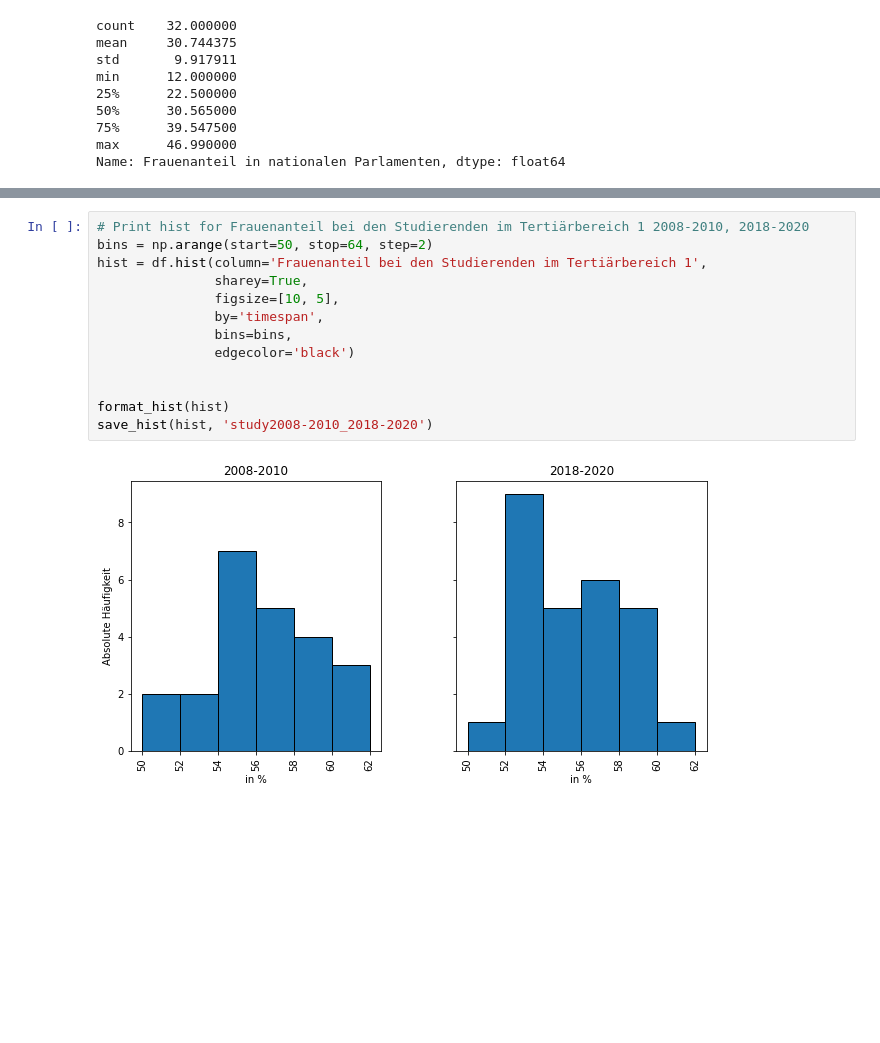
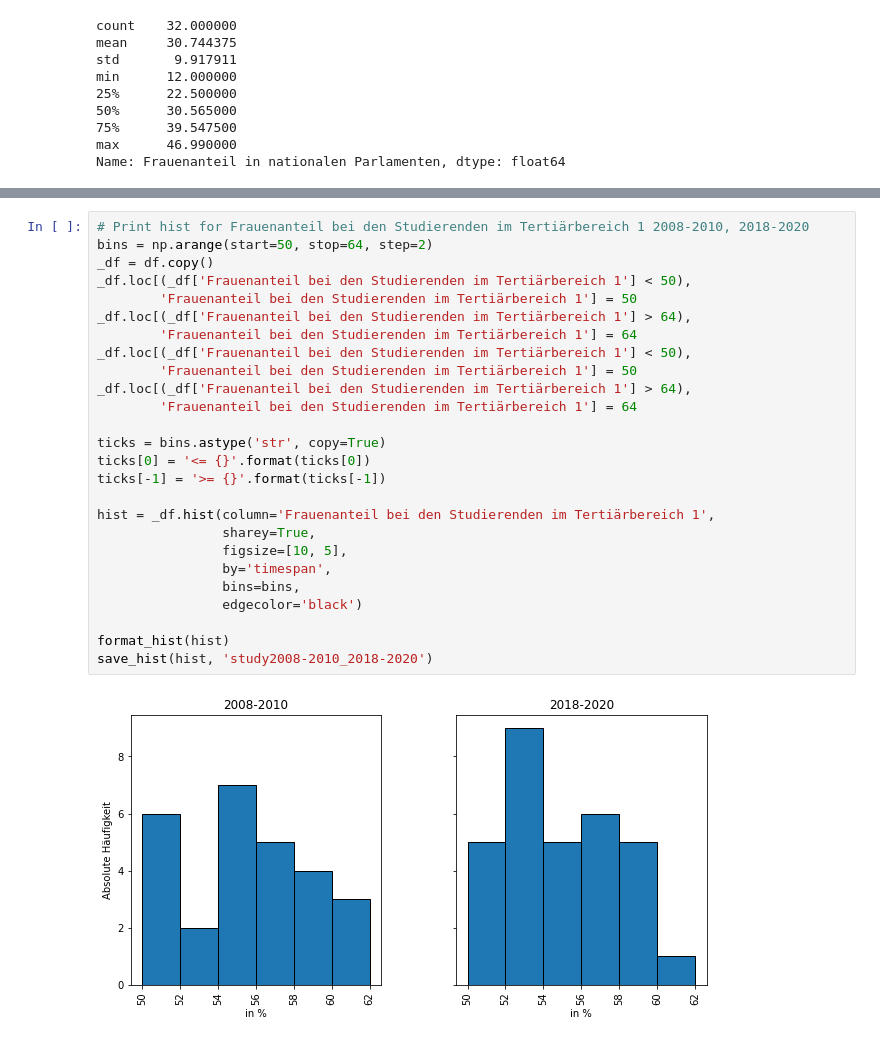
Before and after one commit to michaelbeutler/bbzbl-idaf-data-analysis, a Jupyter notebook: idaf.ipynb, the cells around one changed output, grey strips where cells are left out. Saved outputs shown, nothing was run; the diff lists cells and outputs as text; blank space fills up the shorter version.

```diff
--- a/idaf.ipynb
+++ b/idaf.ipynb
@@ -163,18 +205,31 @@ save_hist(hist, 'politics2018-2020')
 # %%
 # Print hist for Frauenanteil bei den Studierenden im Tertiärbereich 1 2008-2010, 2018-2020
 bins = np.arange(start=50, stop=64, step=2)
-hist = df.hist(column='Frauenanteil bei den Studierenden im Tertiärbereich 1',
-               sharey=True,
-               figsize=[10, 5],
-               by='timespan',
-               bins=bins,
-               edgecolor='black')
+_df = df.copy()
+_df.loc[(_df['Frauenanteil bei den Studierenden im Tertiärbereich 1'] < 50),
+        'Frauenanteil bei den Studierenden im Tertiärbereich 1'] = 50
+_df.loc[(_df['Frauenanteil bei den Studierenden im Tertiärbereich 1'] > 64),
+        'Frauenanteil bei den Studierenden im Tertiärbereich 1'] = 64
+_df.loc[(_df['Frauenanteil bei den Studierenden im Tertiärbereich 1'] < 50),
+        'Frauenanteil bei den Studierenden im Tertiärbereich 1'] = 50
+_df.loc[(_df['Frauenanteil bei den Studierenden im Tertiärbereich 1'] > 64),
+        'Frauenanteil bei den Studierenden im Tertiärbereich 1'] = 64
 
+ticks = bins.astype('str', copy=True)
+ticks[0] = '<= {}'.format(ticks[0])
+ticks[-1] = '>= {}'.format(ticks[-1])
+
+hist = _df.hist(column='Frauenanteil bei den Studierenden im Tertiärbereich 1',
+                sharey=True,
+                figsize=[10, 5],
+                by='timespan',
+                bins=bins,
+                edgecolor='black')
 
 format_hist(hist)
 save_hist(hist, 'study2008-2010_2018-2020')
 # %% [output]
-[figure, old version]
+[figure, new version]
 # %%
 # Print hist for Frauenanteil in nationalen Parlamenten 2008-2010, 2018-2020
 bins = np.arange(start=5, stop=40, step=5)
```
Also changed, not shown: parts of 8 cells of this notebook, 13 other files.
